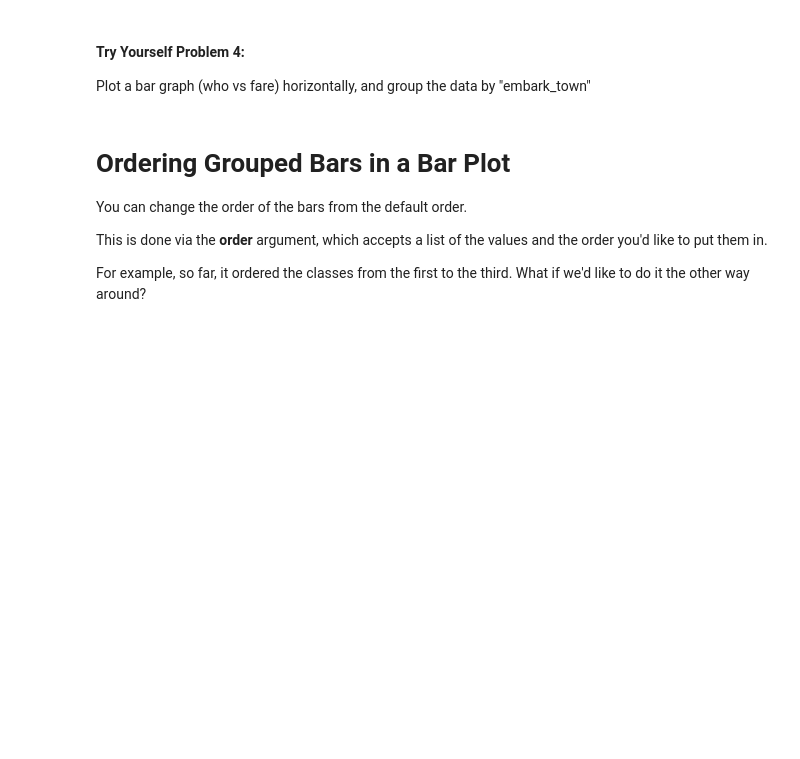
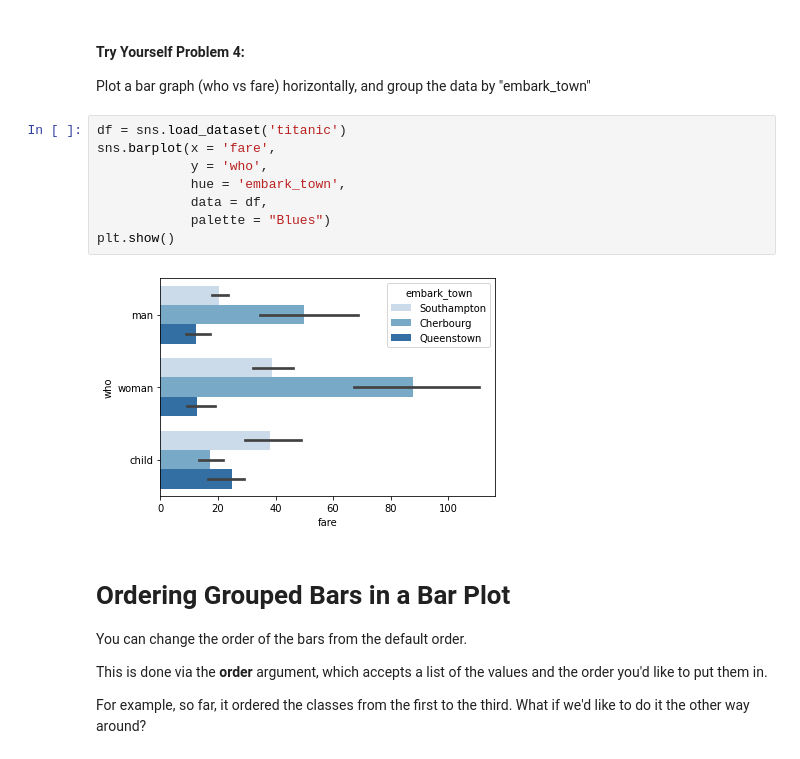
Before and after one commit to dkoense17/day8, a Jupyter notebook: bar_graphs.ipynb, the cells around one changed output. Drawn from its saved outputs; the diff is of its cells as text; blank space fills up the shorter version.

```diff
--- a/bar_graphs.ipynb
+++ b/bar_graphs.ipynb
@@ -136,6 +155,16 @@ plt.show()
 #### Try Yourself Problem 4:
 
 Plot a bar graph (who vs fare) horizontally, and group the data by "embark_town"
+# %%
+df = sns.load_dataset('titanic')
+sns.barplot(x = 'fare',
+            y = 'who',
+            hue = 'embark_town',
+            data = df,
+            palette = "Blues")
+plt.show()
+# %% [output]
+[figure, added]
 # %% [markdown]
 # Ordering Grouped Bars in a Bar Plot
 
```
Also changed, not shown: parts of 10 cells of this notebook, 3 other files.
